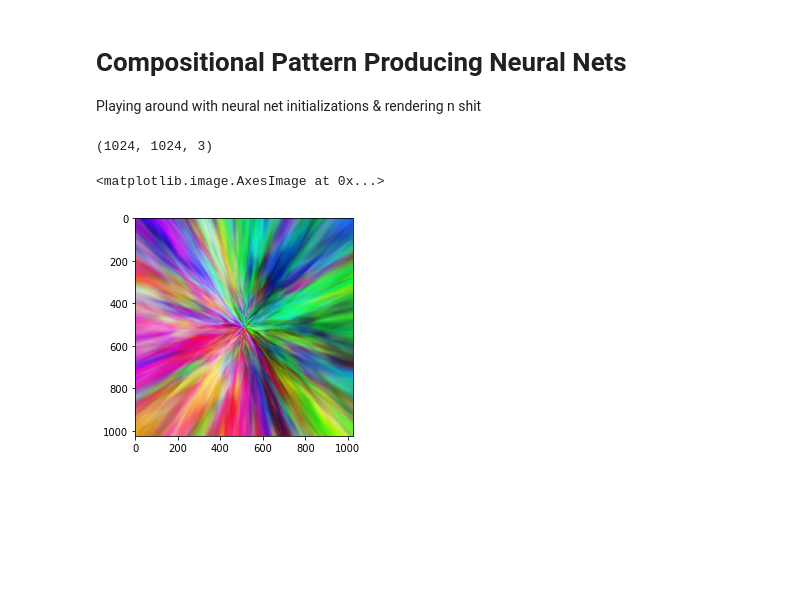
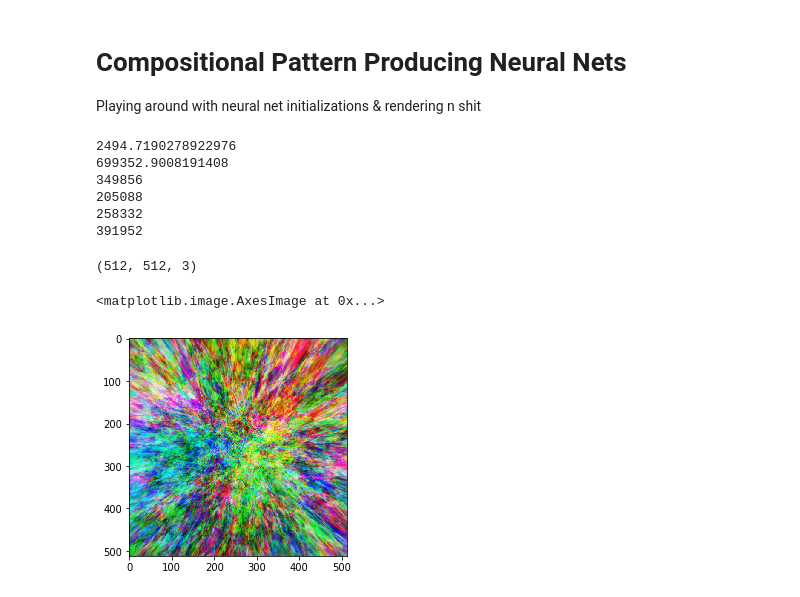
Before and after one commit to ngundotra/patternart, a Jupyter notebook: Compositional Pattern Producing NNs.ipynb, the cells around one changed output. Cells and saved outputs as stored; diff of their text form; code cells hidden in the pictures; blank space fills up the shorter version.

```diff
--- a/Compositional Pattern Producing NNs.ipynb
+++ b/Compositional Pattern Producing NNs.ipynb
@@ -16,35 +17,55 @@ import numpy as np
 Playing around with neural net initializations & rendering n shit
 # %%
 clear_session()
-x_in = Input(shape=(2,))
-beta = 25
-init = RandomNormal(mean=0, stddev=beta*1/64.0)
+x_in = Input(shape=(4,))
+beta = 102454
 
 def num_dense(in_layer, num, activation='tanh'):
+    prev = 3
+    amt_dense = np.random.uniform(low=64, high=1024)
     for x in range(num):
-        in_layer = Dense(int(np.random.uniform(low=64, high=512)),
+        num_neuron = prev * amt_dense
+        print(num_neuron)
+        init = RandomNormal(0, stddev=beta * 1/num_neuron)
+        prev = amt_dense
+        amt_dense = int(np.random.uniform(low=64, high=1024))
+        in_layer = Dense(amt_dense,
                          activation=activation, kernel_initializer=init)(in_layer)
     return in_layer
 
 x = num_dense(x_in, 6)
 x_out = Dense(3, activation='sigmoid')(x)
 model = Model(x_in, x_out)
+# %% [output]
+2494.7190278922976
+699352.9008191408
+349856
+205088
+258332
+391952
 # %%
-def do_img(model, tl=(0,0), br=(1,1), res=256):
+def do_img(model, tl=(0,0), br=(1,1), alpha=0.3, res=256):
     xs = np.linspace(start=tl[0], stop=br[0], num=res)
     ys = np.linspace(start=tl[1], stop=br[1], num=res)
 
     cols = []
     for x in xs:
         ext_x = x * np.ones((res))
-        coords = np.stack([ext_x, ys]).T
+        zs = np.sqrt(ext_x ** 2 + ys ** 2)
+        alphas = alpha * np.ones((len(zs)))
+        coords = np.stack([ext_x, ys, zs, alphas]).T
         cols.append(model.predict(coords))
     return np.array(cols)
 
-img = do_img(model, tl=(-1, -1), br=(1,1), res=1024)
+tl = np.array([-1, -1])
+br = np.array([1, 1])
+tl = tl
+br = br
+
+img = do_img(model, tl=tl, br=br, res=512)
 print(img.shape)
 plt.imshow(img)
 # %% [output]
-(1024, 1024, 3)
+(512, 512, 3)
 <matplotlib.image.AxesImage at 0x...>
-[figure, old version]
+[figure, new version]
```
Also changed, not shown: parts of 2 cells of this notebook, 1 other file.
